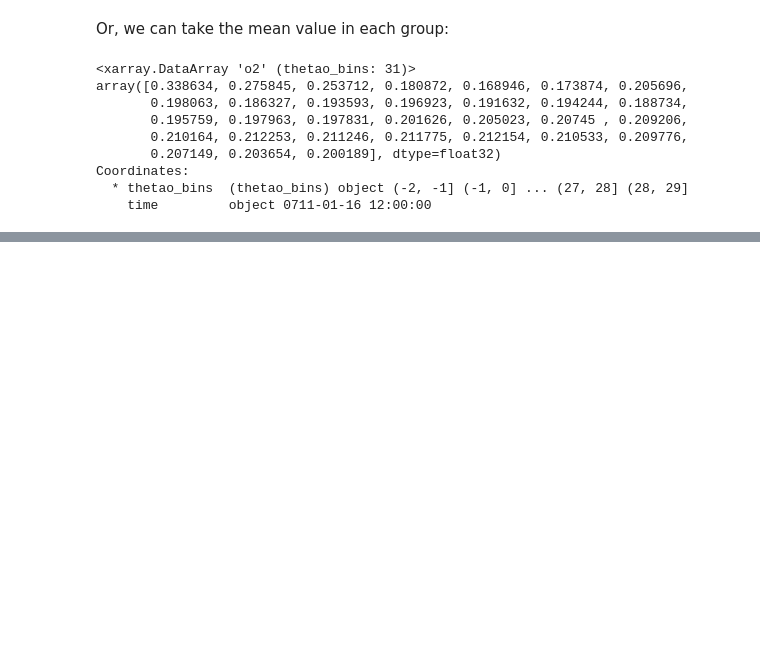
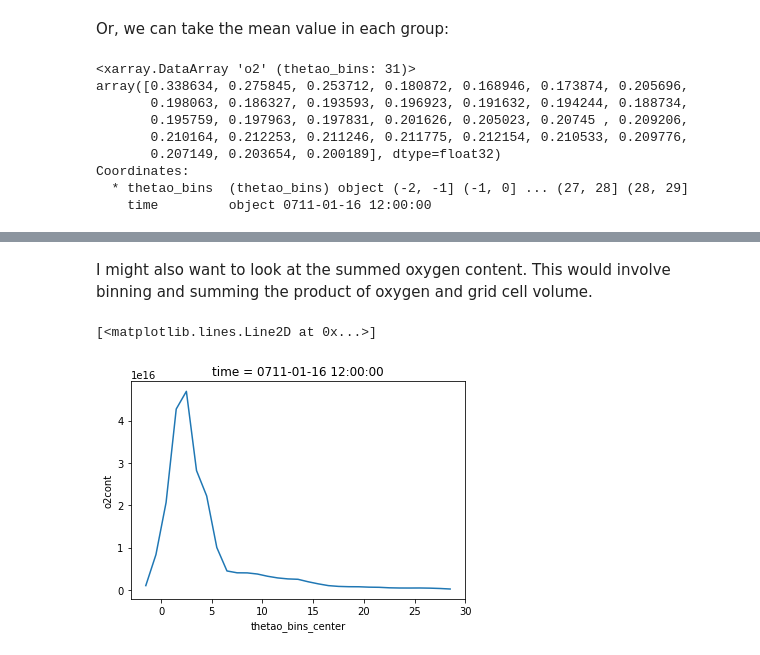
Before and after one commit to gmacgilchrist/wmt_bgc, a Jupyter notebook: tutorial_esm4.ipynb, the cells around one changed output, grey strips where cells are left out. Drawn from its saved outputs; the diff is of its cells as text; code cells hidden in the pictures; blank space fills up the shorter version.

```diff
--- a/tutorial_esm4.ipynb
+++ b/tutorial_esm4.ipynb
@@ -194,0 +233,11 @@ Coordinates:
+# %% [markdown]
+I might also want to look at the summed oxygen content. This would involve binning and summing the product of oxygen and grid cell volume.
+# %%
+o2cont = ds.volcello*ds.o2
+o2cont.name='o2cont'
+ds = xr.merge([ds,o2cont])
+o2cont_in_theta = ds.o2cont.isel(time=0).groupby_bins('thetao',theta_bins)
+o2cont_in_theta.sum(xr.ALL_DIMS).plot()
+# %% [output]
+[<matplotlib.lines.Line2D at 0x...>]
+[figure, added]
```
Also changed, not shown: parts of 10 cells of this notebook, 1 other file.
